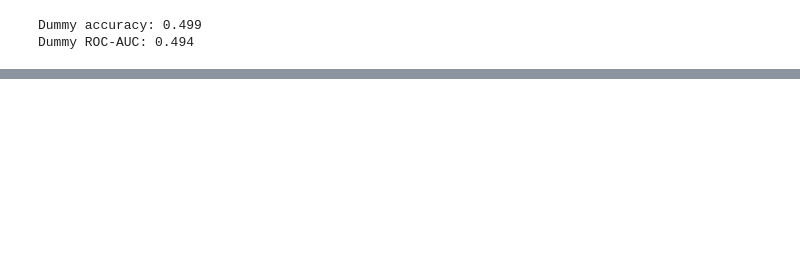
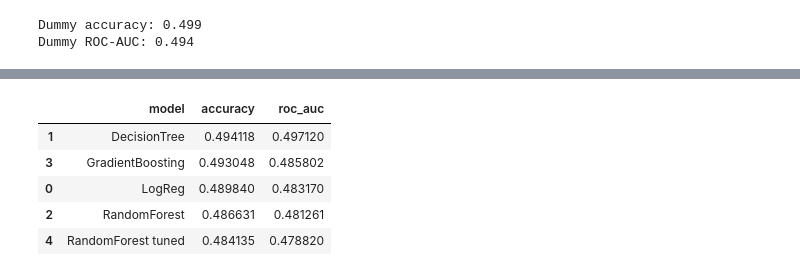
Before and after one commit to martou12/projet-ml-, a Jupyter notebook: notebooks/02_standard_models.ipynb, the cells around one changed output, grey strips where cells are left out. Cells and saved outputs as stored; diff of their text form; code cells hidden in the pictures; blank space fills up the shorter version.

```diff
--- a/notebooks/02_standard_models.ipynb
+++ b/notebooks/02_standard_models.ipynb
@@ -80,0 +74,22 @@ weighted avg      0.493     0.493     0.493      2805
+# %%
+from src.modeling import grid_search_timeseries
+from sklearn.ensemble import RandomForestClassifier
+
+rf_base = RandomForestClassifier(random_state=0, n_jobs=-1)
+
+param_grid_rf = {
+    "n_estimators": [200, 400],
+    "max_depth": [4, 6, 8],
+    "min_samples_leaf": [20, 50],
+}
+
+rf_best, rf_params, rf_cvscore = grid_search_timeseries(
+    rf_base, param_grid_rf, X_train, y_train, n_splits=5
+)
+
+print("Best RF params:", rf_params)
+print("CV ROC-AUC:", round(rf_cvscore, 3))
+
+acc_rf_best, auc_rf_best = evaluate_classifier(
+    rf_best, X_train, y_train, X_test, y_test, name="RandomForest tuned"
+)
@@ -80,0 +115,11 @@ weighted avg      0.493     0.493     0.493      2805
+# %%
+results.append(("RandomForest tuned", acc_rf_best, auc_rf_best))
+
+pd.DataFrame(results, columns=["model", "accuracy", "roc_auc"]).sort_values("roc_auc", ascending=False)
+# %% [output]
+|  | model | accuracy | roc_auc |
+| 1 | DecisionTree | 0.494118 | 0.497120 |
+| 3 | GradientBoosting | 0.493048 | 0.485802 |
+| 0 | LogReg | 0.489840 | 0.483170 |
+| 2 | RandomForest | 0.486631 | 0.481261 |
+| 4 | RandomForest tuned | 0.484135 | 0.478820 |
```
Also changed, not shown: parts of 2 cells of this notebook, 13 other files.
